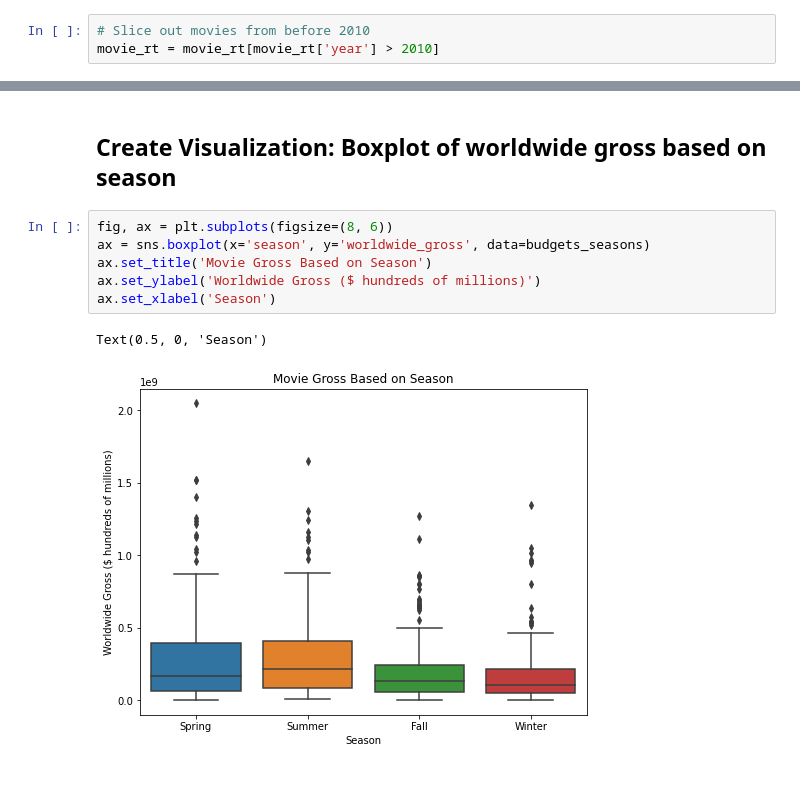
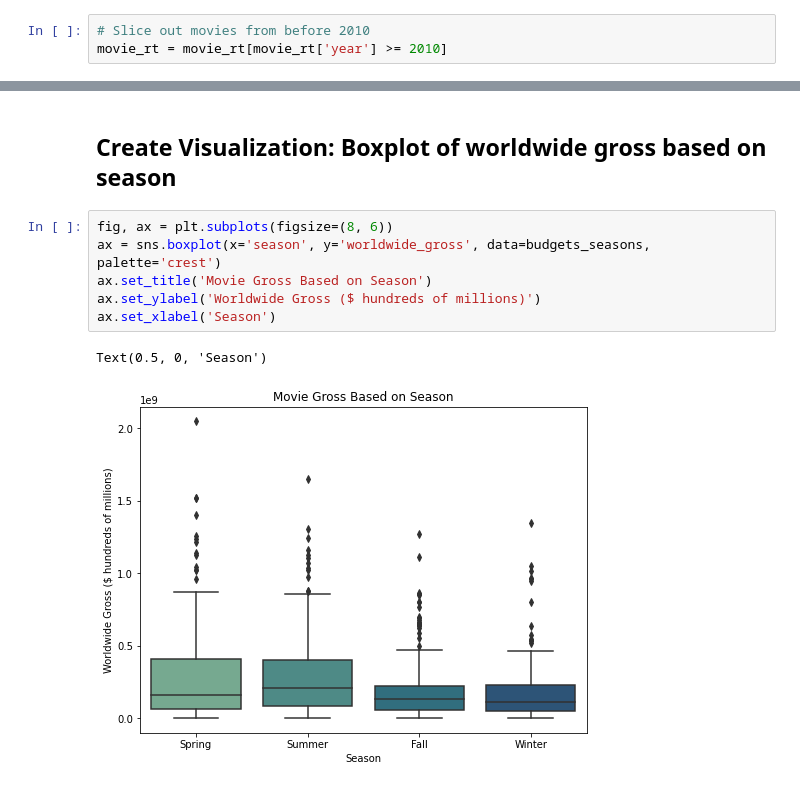
Before and after one commit to kuninethan95/dsc-phase-1-project, a Jupyter notebook: Phase 1 Project Notebook.ipynb, the cells around one changed output, grey strips where cells are left out. Cells and saved outputs as stored; diff of their text form.

```diff
--- a/Phase 1 Project Notebook.ipynb
+++ b/Phase 1 Project Notebook.ipynb
@@ -272,7 +272,7 @@ See the caveats in the documentation: https://pandas.pydata.org/pandas-docs/stab
   movie_rt['year'] = movie_rt['year'].astype('int')
 # %%
 # Slice out movies from before 2010
-movie_rt = movie_rt[movie_rt['year'] > 2010]
+movie_rt = movie_rt[movie_rt['year'] >= 2010]
 # %%
 # We have 8.2% of movies with null runtime_minutes
 (movie_rt['runtime_minutes'].isna().sum())/len(movie_rt)* 100
@@ -622,10 +728,10 @@ budgets_seasons.head(2)
 ## Create Visualization: Boxplot of worldwide gross based on season
 # %%
 fig, ax = plt.subplots(figsize=(8, 6))
-ax = sns.boxplot(x='season', y='worldwide_gross', data=budgets_seasons)
+ax = sns.boxplot(x='season', y='worldwide_gross', data=budgets_seasons, palette='crest')
 ax.set_title('Movie Gross Based on Season')
 ax.set_ylabel('Worldwide Gross ($ hundreds of millions)')
 ax.set_xlabel('Season')
 # %% [output]
 Text(0.5, 0, 'Season')
-[figure, old version]
+[figure, new version]
```
Also changed, not shown: parts of 32 cells of this notebook, 1 other file.
